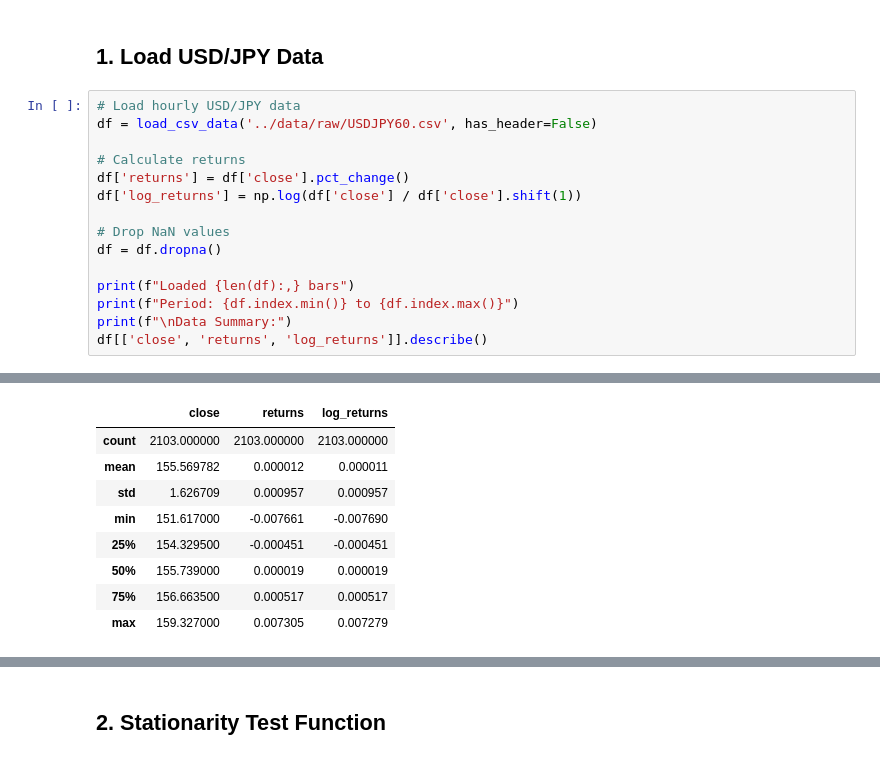
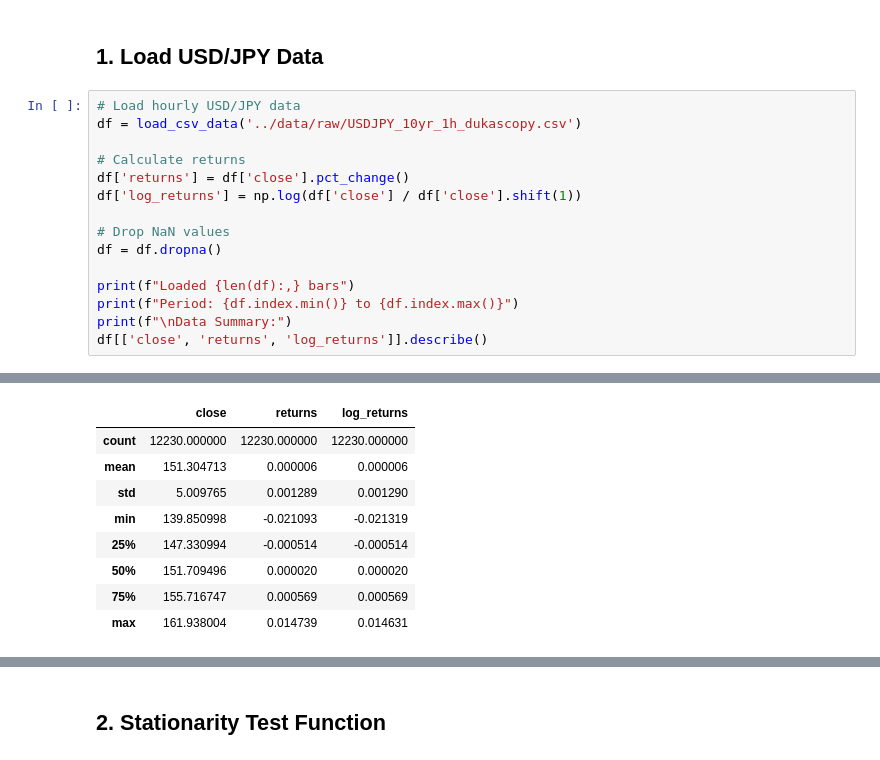
Before and after one commit to FredrickMbithi/ma-hp-filter, a Jupyter notebook: notebooks/01_stationarity_tests.ipynb, the cells around one changed output, grey strips where cells are left out. Drawn from its saved outputs; the diff is of its cells as text.

```diff
--- a/notebooks/01_stationarity_tests.ipynb
+++ b/notebooks/01_stationarity_tests.ipynb
@@ -44,7 +44,7 @@ Libraries imported successfully
 ## 1. Load USD/JPY Data
 # %%
 # Load hourly USD/JPY data
-df = load_csv_data('../data/raw/USDJPY60.csv', has_header=False)
+df = load_csv_data('../data/raw/USDJPY_10yr_1h_dukascopy.csv')
 
 # Calculate returns
 df['returns'] = df['close'].pct_change()
@@ -63,14 +63,14 @@ Period: 2025-10-27 11:00:00 to 2026-03-02 03:00:00
 
 Data Summary:
 |  | close | returns | log_returns |
-| count | 2103.000000 | 2103.000000 | 2103.000000 |
-| mean | 155.569782 | 0.000012 | 0.000011 |
-| std | 1.626709 | 0.000957 | 0.000957 |
-| min | 151.617000 | -0.007661 | -0.007690 |
-| 25% | 154.329500 | -0.000451 | -0.000451 |
-| 50% | 155.739000 | 0.000019 | 0.000019 |
-| 75% | 156.663500 | 0.000517 | 0.000517 |
-| max | 159.327000 | 0.007305 | 0.007279 |
+| count | 12230.000000 | 12230.000000 | 12230.000000 |
+| mean | 151.304713 | 0.000006 | 0.000006 |
+| std | 5.009765 | 0.001289 | 0.001290 |
+| min | 139.850998 | -0.021093 | -0.021319 |
+| 25% | 147.330994 | -0.000514 | -0.000514 |
+| 50% | 151.709496 | 0.000020 | 0.000020 |
+| 75% | 155.716747 | 0.000569 | 0.000569 |
+| max | 161.938004 | 0.014739 | 0.014631 |
 # %%
 # Visualize price and returns
 fig, axes = plt.subplots(2, 1, figsize=(14, 8))
```
Also changed, not shown: parts of 7 cells of this notebook, 23 other files.
